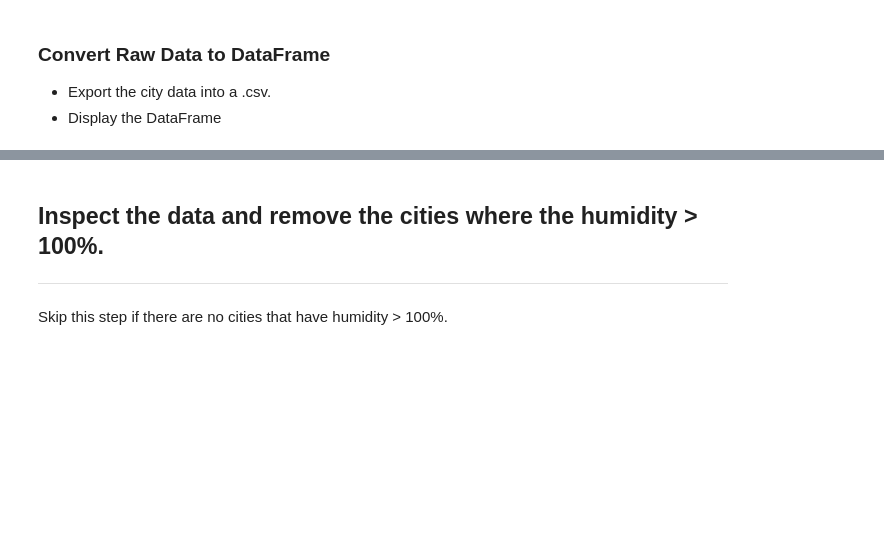
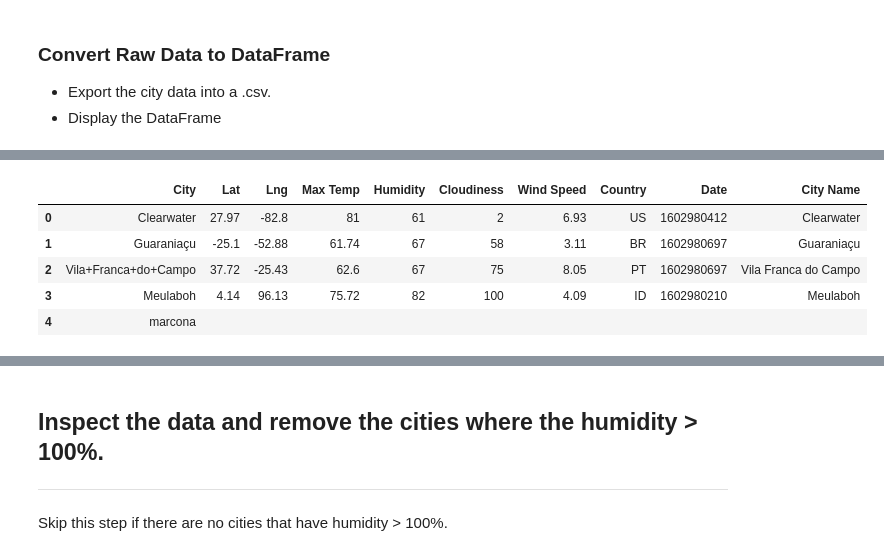
Before and after one commit to cassfolk/HW.Folkers, a Jupyter notebook: 06-python-api-challenge/WeatherPy/WeatherPy.ipynb, the cells around one changed output, grey strips where cells are left out. Cells and saved outputs as stored; diff of their text form; code cells hidden in the pictures; blank space fills up the shorter version.

```diff
--- a/06-python-api-challenge/WeatherPy/WeatherPy.ipynb
+++ b/06-python-api-challenge/WeatherPy/WeatherPy.ipynb
@@ -187,0 +181,11 @@ city_df_mini.head()
+# %%
+# MAKE A FREAKING NEW DF SO YOU DON'T HAVE TO RUN IT AGAIN!!!!!!
+city_df_clean = city_df.copy()
+city_df_clean.head()
+# %% [output]
+|  | City | Lat | Lng | Max Temp | Humidity | Cloudiness | Wind Speed | Country | Date | City Name |
+| 0 | Clearwater | 27.97 | -82.8 | 81 | 61 | 2 | 6.93 | US | 1602980412 | Clearwater |
+| 1 | Guaraniaçu | -25.1 | -52.88 | 61.74 | 67 | 58 | 3.11 | BR | 1602980697 | Guaraniaçu |
+| 2 | Vila+Franca+do+Campo | 37.72 | -25.43 | 62.6 | 67 | 75 | 8.05 | PT | 1602980697 | Vila Franca do Campo |
+| 3 | Meulaboh | 4.14 | 96.13 | 75.72 | 82 | 100 | 4.09 | ID | 1602980210 | Meulaboh |
+| 4 | marcona |  |  |  |  |  |  |  |  |  |
```
Also changed, not shown: parts of 8 cells of this notebook, 1 other file.
